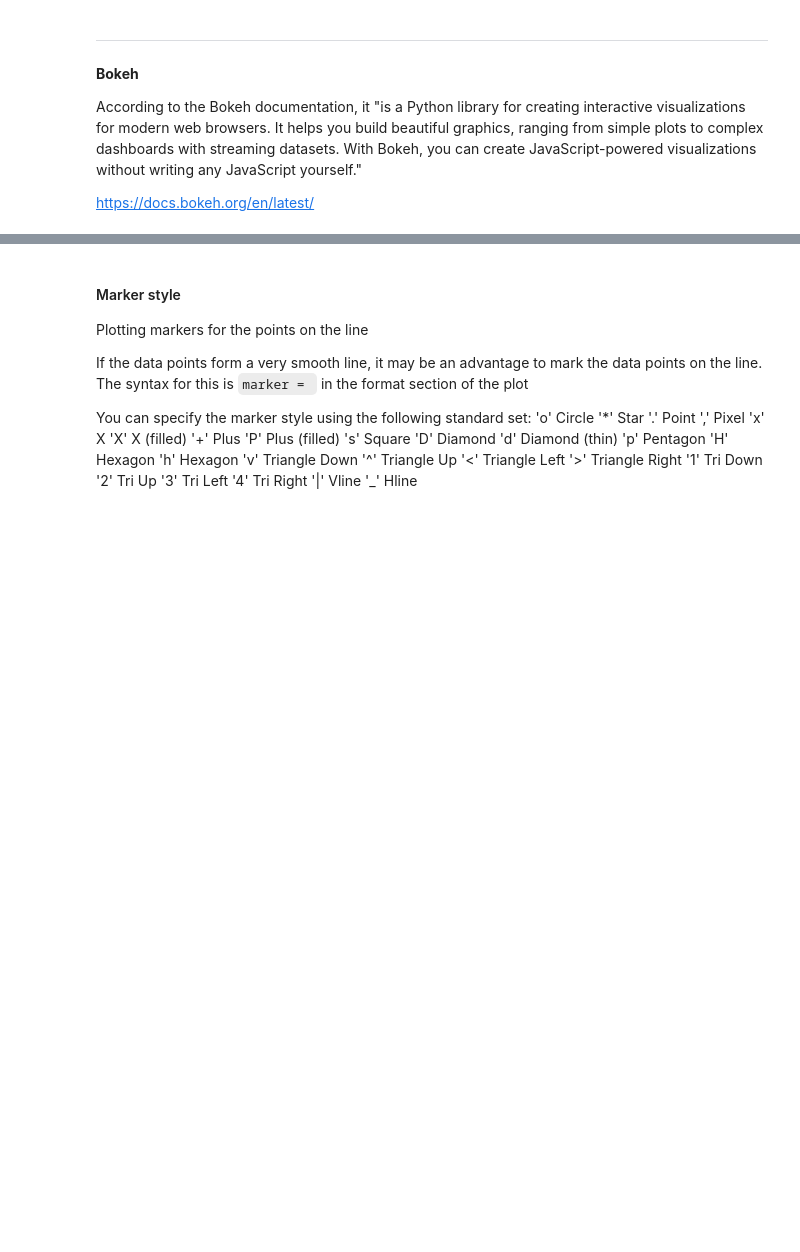
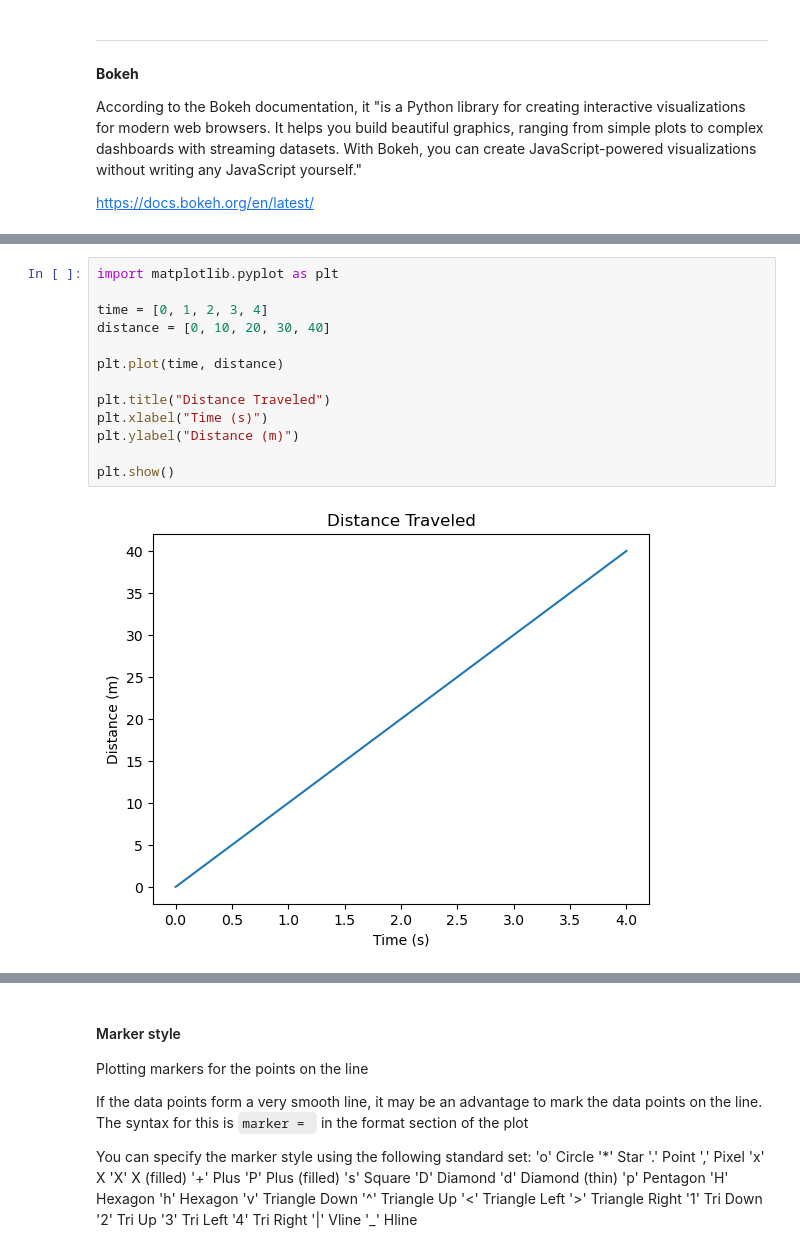
Before and after one commit to drjenncash/SCSU-PAARE-python-intro-tutorials, a Jupyter notebook: Tutorial08_VisualizingData-draft.ipynb, the cells around one changed output, grey strips where cells are left out. Saved outputs shown, nothing was run; the diff lists cells and outputs as text; blank space fills up the shorter version.

```diff
--- a/Tutorial08_VisualizingData-draft.ipynb
+++ b/Tutorial08_VisualizingData-draft.ipynb
@@ -237,0 +235,15 @@ plt.plot(y)
+# %%
+import matplotlib.pyplot as plt
+
+time = [0, 1, 2, 3, 4]
+distance = [0, 10, 20, 30, 40]
+
+plt.plot(time, distance)
+
+plt.title("Distance Traveled")
+plt.xlabel("Time (s)")
+plt.ylabel("Distance (m)")
+
+plt.show()
+# %% [output]
+[figure, added]
```
Also changed, not shown: parts of 63 cells of this notebook.
